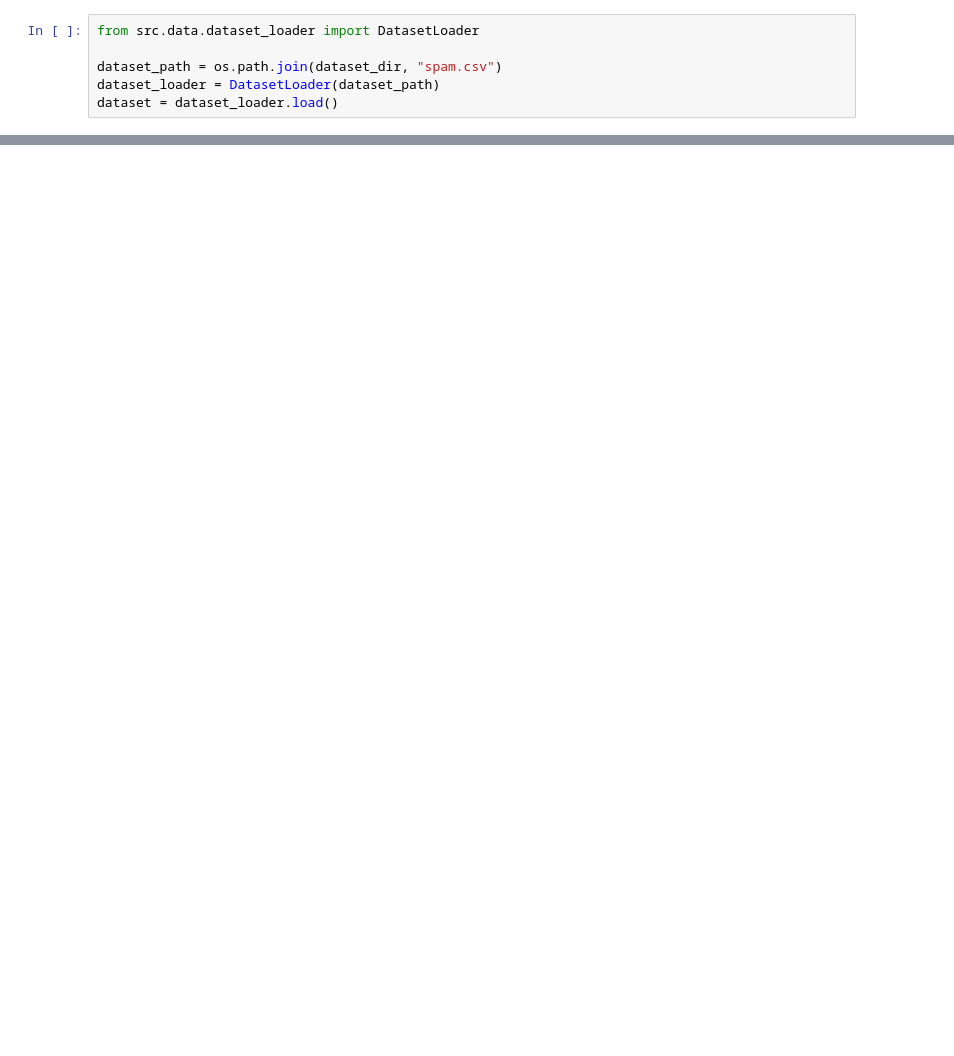
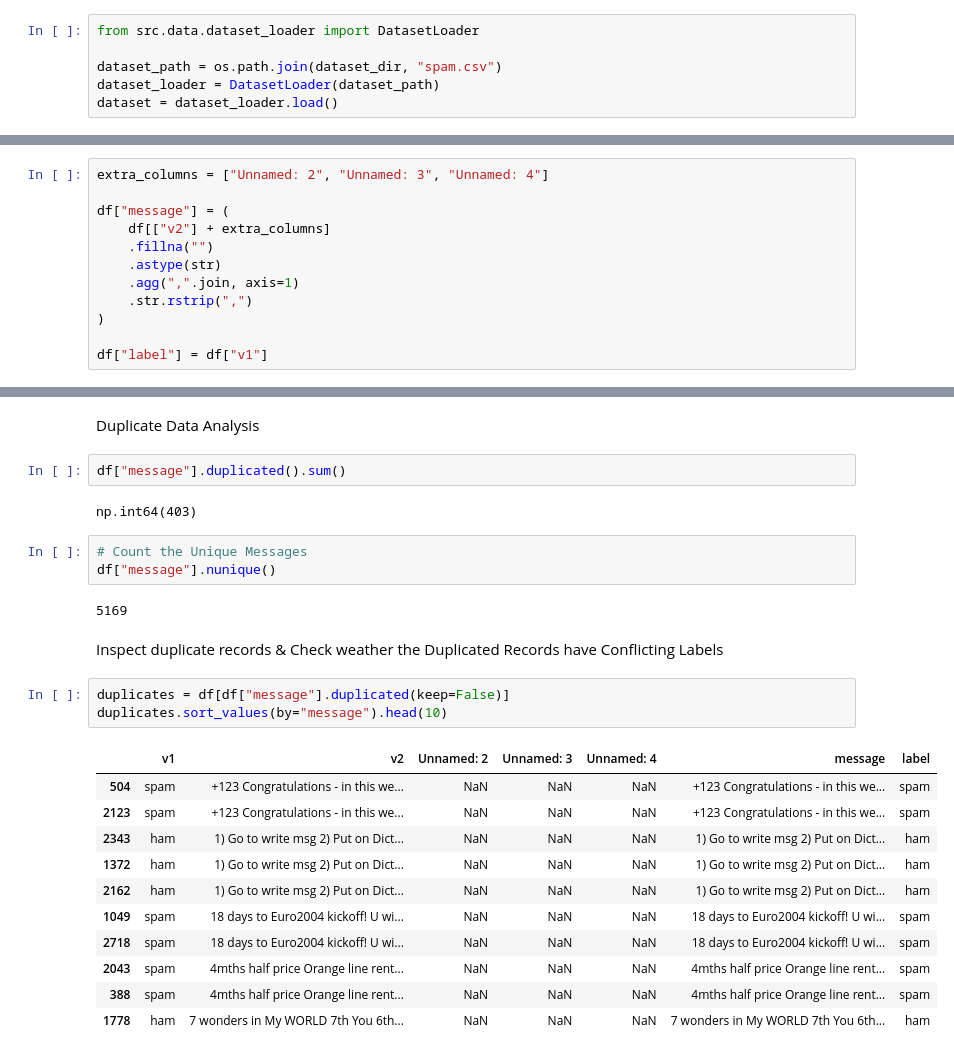
Before and after one commit to Dgowda11/llama-spam-finetuning, a Jupyter notebook: notebooks/02_dataset_exploration.ipynb, the cells around one changed output, grey strips where cells are left out. Cells and saved outputs as stored; diff of their text form; blank space fills up the shorter version.

Commit message:
Data Exploration and Cleanup

```diff
--- a/notebooks/02_dataset_exploration.ipynb
+++ b/notebooks/02_dataset_exploration.ipynb
@@ -29,0 +134,12 @@ dataset = dataset_loader.load()
+# %%
+extra_columns = ["Unnamed: 2", "Unnamed: 3", "Unnamed: 4"]
+
+df["message"] = (
+    df[["v2"] + extra_columns]
+    .fillna("")
+    .astype(str)
+    .agg(",".join, axis=1)
+    .str.rstrip(",")
+)
+
+df["label"] = df["v1"]
@@ -29,0 +195,28 @@ dataset = dataset_loader.load()
+# %% [markdown]
+Duplicate Data Analysis
+# %%
+df["message"].duplicated().sum()
+# %% [output]
+np.int64(403)
+# %%
+# Count the Unique Messages
+df["message"].nunique()
+# %% [output]
+5169
+# %% [markdown]
+Inspect duplicate records & Check weather the Duplicated Records have Conflicting Labels
+# %%
+duplicates = df[df["message"].duplicated(keep=False)]
+duplicates.sort_values(by="message").head(10)
+# %% [output]
+|  | v1 | v2 | Unnamed: 2 | Unnamed: 3 | Unnamed: 4 | message | label |
+| 504 | spam | +123 Congratulations - in this we... | NaN | NaN | NaN | +123 Congratulations - in this we... | spam |
+| 2123 | spam | +123 Congratulations - in this we... | NaN | NaN | NaN | +123 Congratulations - in this we... | spam |
+| 2343 | ham | 1) Go to write msg 2) Put on Dict... | NaN | NaN | NaN | 1) Go to write msg 2) Put on Dict... | ham |
+| 1372 | ham | 1) Go to write msg 2) Put on Dict... | NaN | NaN | NaN | 1) Go to write msg 2) Put on Dict... | ham |
+| 2162 | ham | 1) Go to write msg 2) Put on Dict... | NaN | NaN | NaN | 1) Go to write msg 2) Put on Dict... | ham |
+| 1049 | spam | 18 days to Euro2004 kickoff! U wi... | NaN | NaN | NaN | 18 days to Euro2004 kickoff! U wi... | spam |
+| 2718 | spam | 18 days to Euro2004 kickoff! U wi... | NaN | NaN | NaN | 18 days to Euro2004 kickoff! U wi... | spam |
+| 2043 | spam | 4mths half price Orange line rent... | NaN | NaN | NaN | 4mths half price Orange line rent... | spam |
+| 388 | spam | 4mths half price Orange line rent... | NaN | NaN | NaN | 4mths half price Orange line rent... | spam |
+| 1778 | ham | 7 wonders in My WORLD 7th You 6th... | NaN | NaN | NaN | 7 wonders in My WORLD 7th You 6th... | ham |
```
Also changed, not shown: parts of 47 cells of this notebook.
